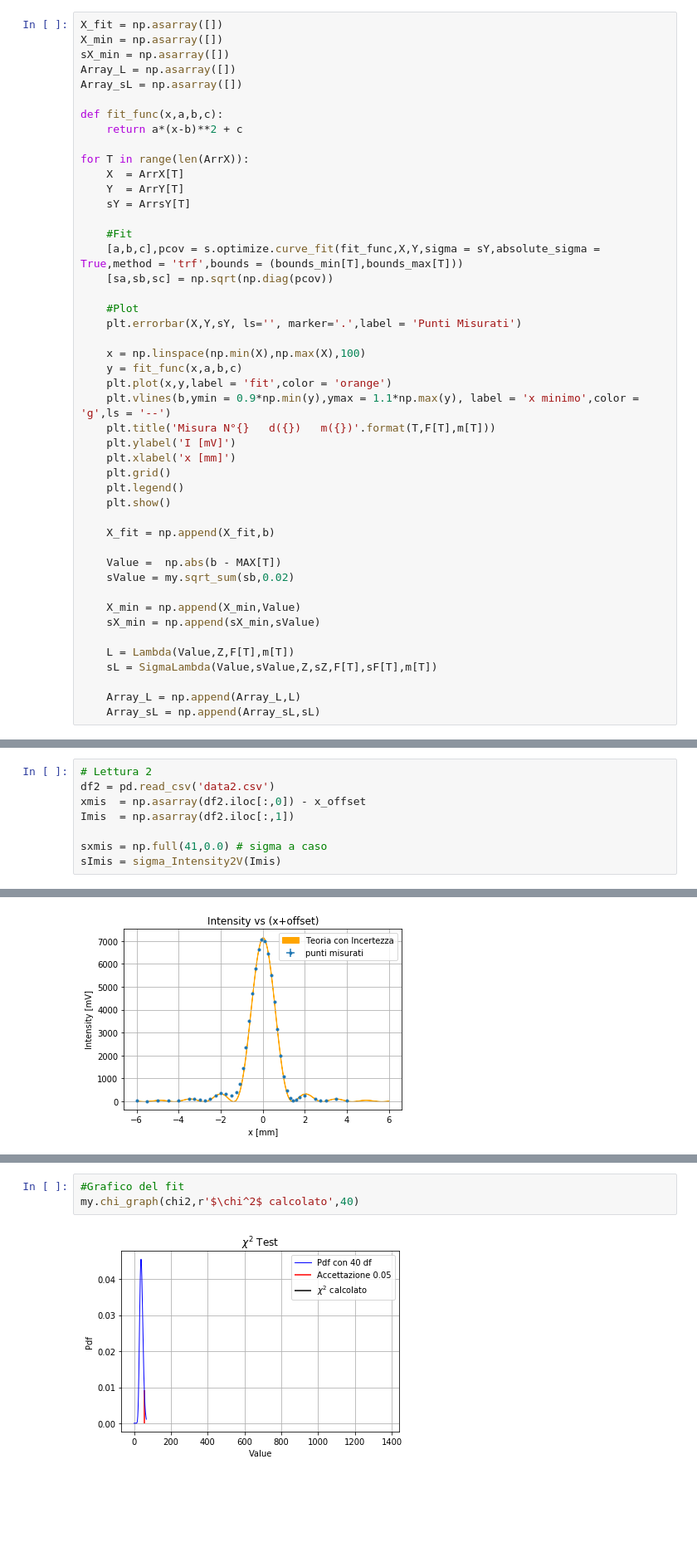
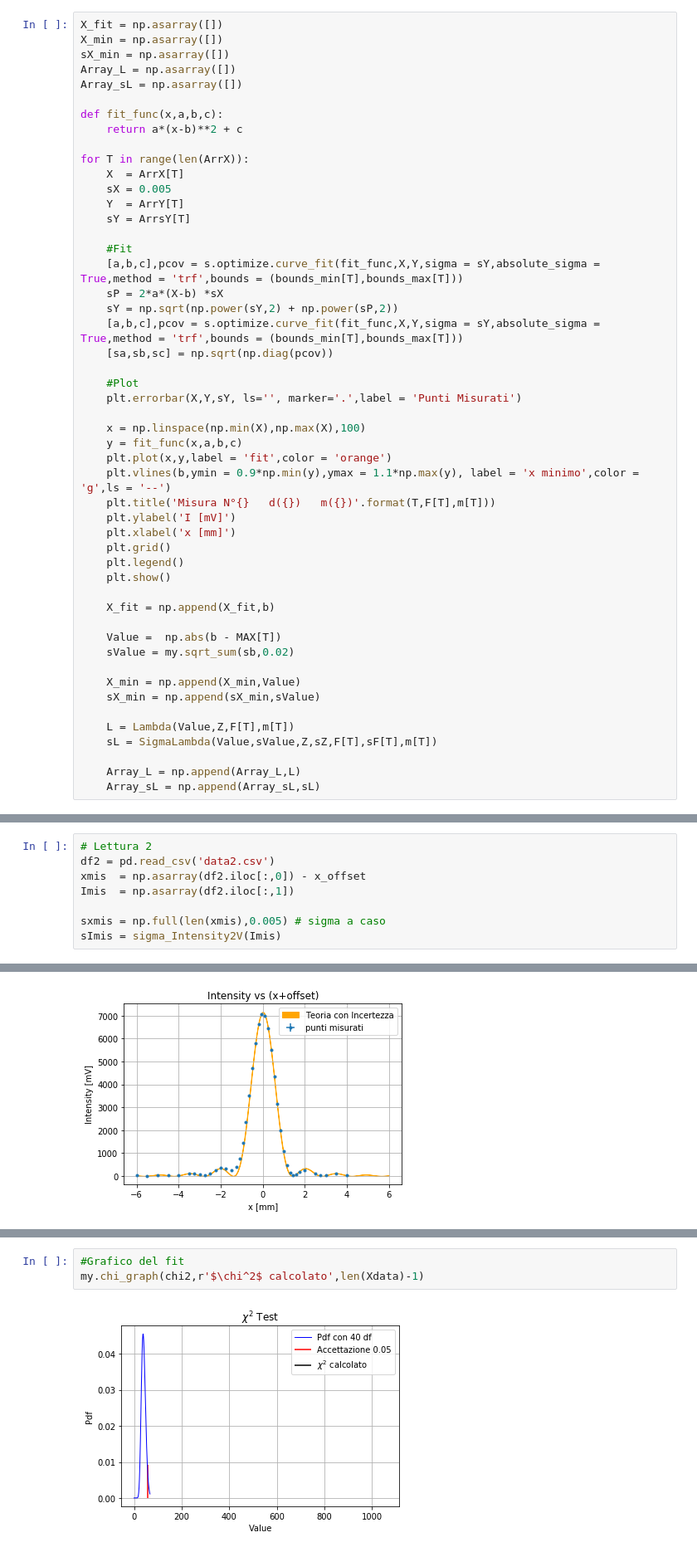
Before and after one commit to Kevin222-hub/Lab_reports, a Jupyter notebook: Ottica_1/Main.ipynb, the cells around one changed output, grey strips where cells are left out. Shown at 83% size. Saved outputs shown, nothing was run; the diff lists cells and outputs as text; blank space fills up the shorter version.

```diff
--- a/Ottica_1/Main.ipynb
+++ b/Ottica_1/Main.ipynb
@@ -92,10 +92,14 @@ def fit_func(x,a,b,c):
 
 for T in range(len(ArrX)):
     X  = ArrX[T]
+    sX = 0.005
     Y  = ArrY[T]
     sY = ArrsY[T]
 
     #Fit
+    [a,b,c],pcov = s.optimize.curve_fit(fit_func,X,Y,sigma = sY,absolute_sigma = True,method = 'trf',bounds = (bounds_min[T],bounds_max[T]))
+    sP = 2*a*(X-b) *sX
+    sY = np.sqrt(np.power(sY,2) + np.power(sP,2))
     [a,b,c],pcov = s.optimize.curve_fit(fit_func,X,Y,sigma = sY,absolute_sigma = True,method = 'trf',bounds = (bounds_min[T],bounds_max[T]))
     [sa,sb,sc] = np.sqrt(np.diag(pcov))
 
@@ -205,7 +209,7 @@ df2 = pd.read_csv('data2.csv')
 xmis  = np.asarray(df2.iloc[:,0]) - x_offset
 Imis  = np.asarray(df2.iloc[:,1])
 
-sxmis = np.full(41,0.0) # sigma a caso
+sxmis = np.full(len(xmis),0.005) # sigma a caso
 sImis = sigma_Intensity2V(Imis)
 # %%
 #Andamento Teorico
@@ -271,8 +275,8 @@ chi2 =  1372.4308504357273
 # %%
 #Grafico del fit
-my.chi_graph(chi2,r'$\chi^2$ calcolato',40)
+my.chi_graph(chi2,r'$\chi^2$ calcolato',len(Xdata)-1)
 # %% [output]
-[figure, old version]
+[figure, new version]
 0
 # %%
 # Pt 3 funzini e costanti
```
Also changed, not shown: parts of 7 cells of this notebook.
